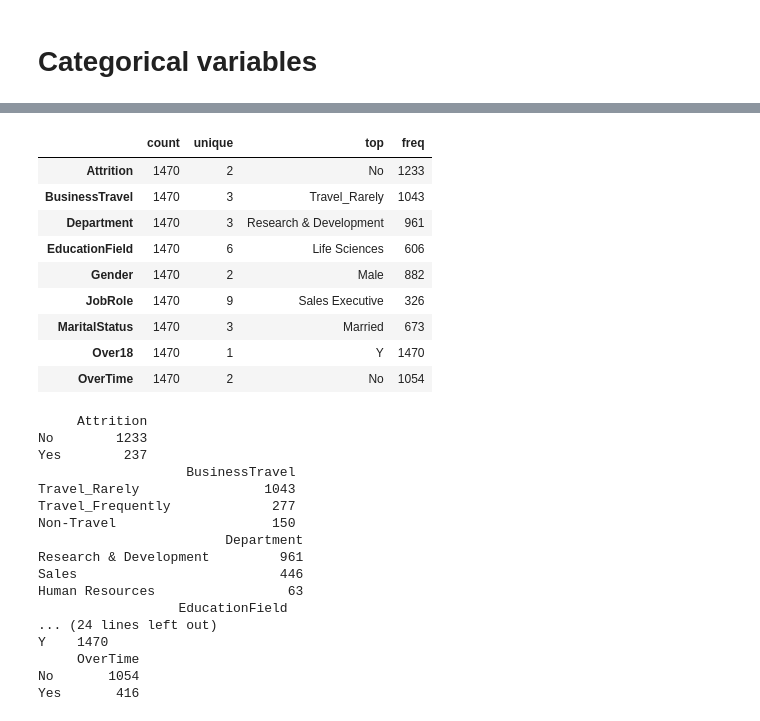
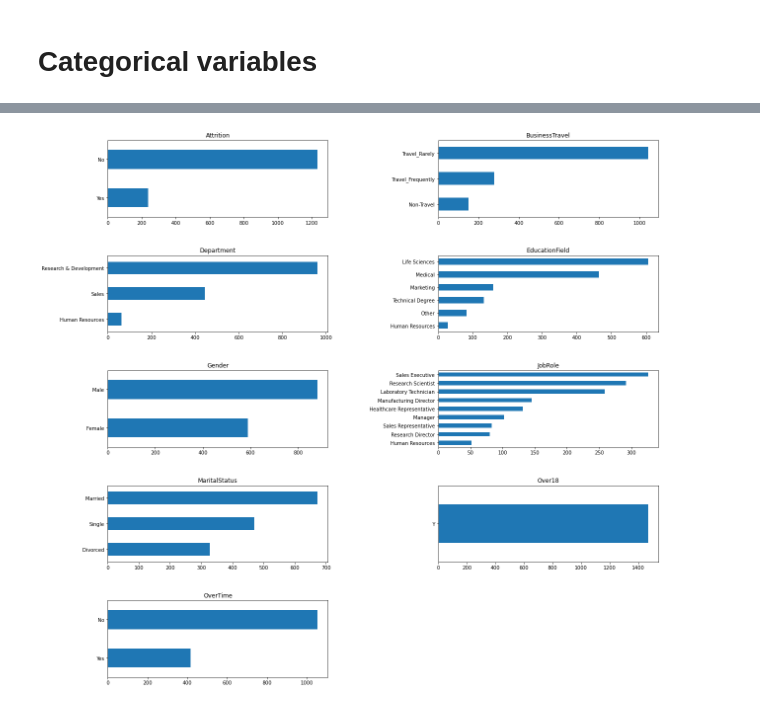
Before and after one commit to lauripe/data-analytics, a Jupyter notebook: src/assignment1/employee.ipynb, the cells around one changed output, grey strips where cells are left out. Cells and saved outputs as stored; diff of their text form; code cells hidden in the pictures.

Commit message:
Category plots

```diff
--- a/src/assignment1/employee.ipynb
+++ b/src/assignment1/employee.ipynb
@@ -66,51 +56,26 @@ plt.show()
-# %%
-# Now let's see what's up with the categorical ones
-df.describe(include='object').transpose()
-# %% [output]
-|  | count | unique | top | freq |
-| Attrition | 1470 | 2 | No | 1233 |
-| BusinessTravel | 1470 | 3 | Travel_Rarely | 1043 |
-| Department | 1470 | 3 | Research & Development | 961 |
-| EducationField | 1470 | 6 | Life Sciences | 606 |
-| Gender | 1470 | 2 | Male | 882 |
-| JobRole | 1470 | 9 | Sales Executive | 326 |
-| MaritalStatus | 1470 | 3 | Married | 673 |
-| Over18 | 1470 | 1 | Y | 1470 |
-| OverTime | 1470 | 2 | No | 1054 |
-# %%
-
-#cats = df.select_dtypes(include='object').value_counts()
-#print(cats)
-
-#print(df.value_counts)
-#print(df.select_dtypes(include='object').keys())
-
-
-#.apply(lambda x: x.value_counts(), result_type='expand')
-
-#dfcat = []
-#row = pd.Series()
-for i in df.select_dtypes(include='object').columns.tolist():
-     levels = df[i].value_counts()
-     levels.name=i
-     print(levels.to_frame())
-#print(catVars)
-#df.JobRole.value_counts()
-# %% [output]
-     Attrition
-No        1233
-Yes        237
-                   BusinessTravel
-Travel_Rarely                1043
-Travel_Frequently             277
-Non-Travel                    150
-                        Department
-Research & Development         961
-Sales                          446
-Human Resources                 63
-                  EducationField
-... (24 lines left out)
-Y    1470
-     OverTime
-No       1054
-Yes       416
+# %%
+# Get all non-numeric attributes
+cats = df.select_dtypes(include='object').columns.tolist()
+catlen = len(cats)
+
+# How many subplots to draw size-by-size
+ncols = 2
+
+# Define drawing board for plots
+fig = plt.figure(figsize=(20, 20))
+
+# Iterate trough all categorical variables, and draw barcharts for each category with levels sorted by the number of occurences
+for i, c in enumerate(cats):
+     # Sorted counts for category levels
+     levels = df[c].value_counts().sort_values()
+     # Add some space between plots
+     plt.subplots_adjust(wspace = 0.5, hspace=0.5)
+
+     ax = fig.add_subplot(
+          math.ceil(catlen / ncols), ncols   # Figure out a proper grid size,
+          , i+1                              # tell subplot where to sit in the grid
+          , title=c                          # and title accordingly.
+          )
+     levels.plot.barh(ax=ax)                 # Draw a barchart from value counts and place it to the newly created subplot
+# %% [output]
+[figure, added]
```
Also changed, not shown: parts of 2 cells of this notebook.
